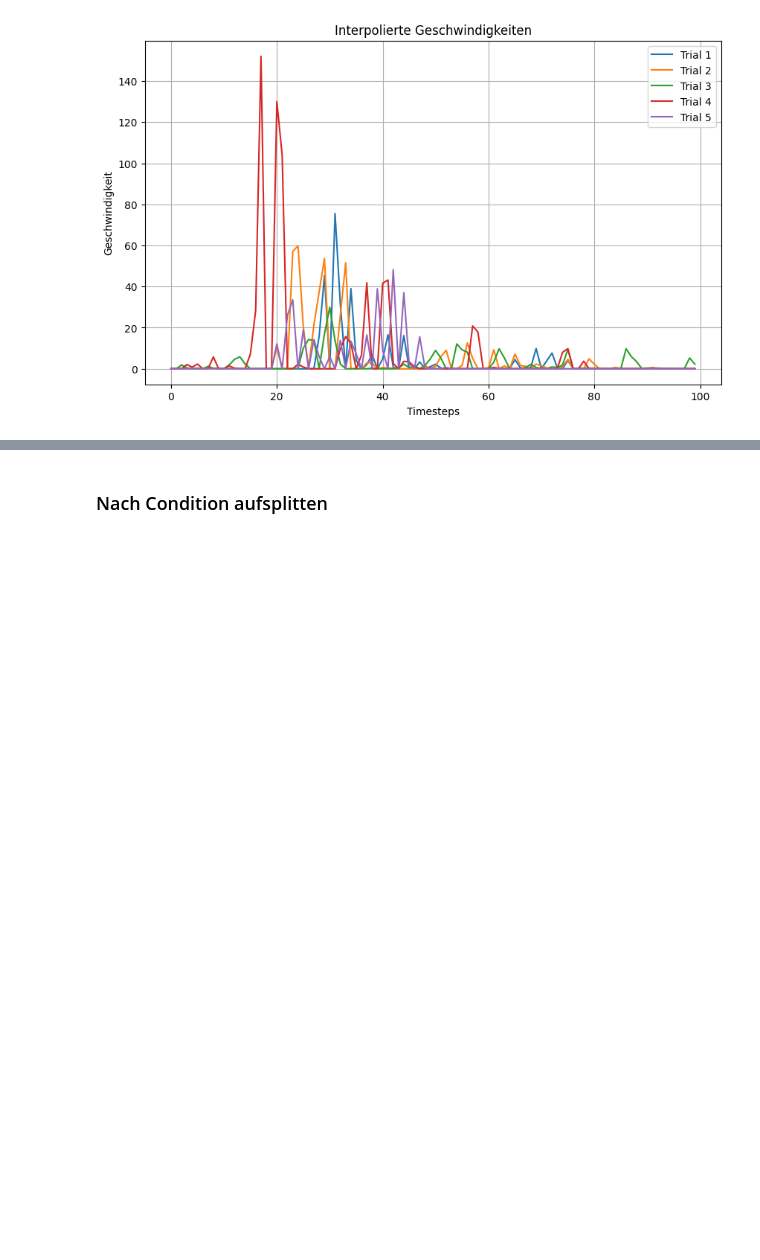
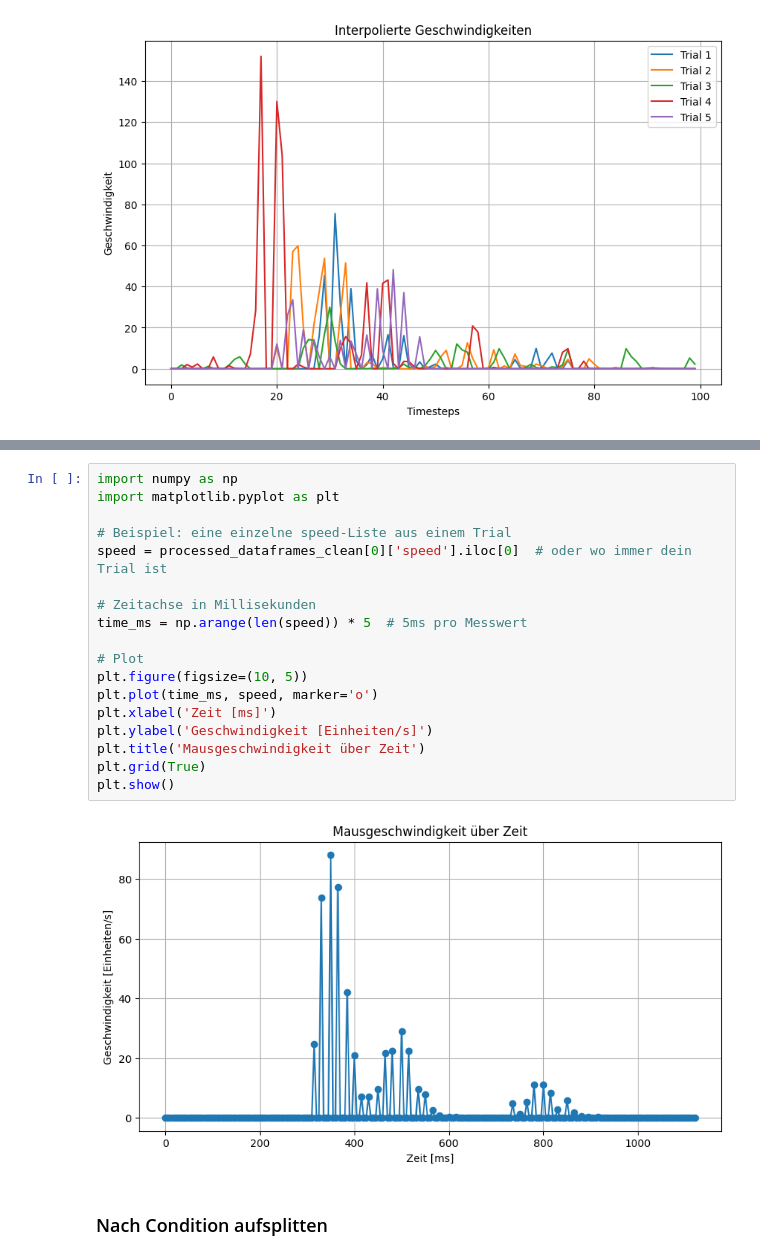
Before and after one commit to Michael1Mueller/Masterarbeit, a Jupyter notebook: speed-analysis.ipynb, the cells around one changed output, grey strips where cells are left out. Saved outputs shown, nothing was run; the diff lists cells and outputs as text; blank space fills up the shorter version.

Commit message:
speed analysis

```diff
--- a/speed-analysis.ipynb
+++ b/speed-analysis.ipynb
@@ -359,3 +362,23 @@ plt.show()
+# %%
+import numpy as np
+import matplotlib.pyplot as plt
+
+# Beispiel: eine einzelne speed-Liste aus einem Trial
+speed = processed_dataframes_clean[0]['speed'].iloc[0]  # oder wo immer dein Trial ist
+
+# Zeitachse in Millisekunden
+time_ms = np.arange(len(speed)) * 5  # 5ms pro Messwert
+
+# Plot
+plt.figure(figsize=(10, 5))
+plt.plot(time_ms, speed, marker='o')
+plt.xlabel('Zeit [ms]')
+plt.ylabel('Geschwindigkeit [Einheiten/s]')
+plt.title('Mausgeschwindigkeit über Zeit')
+plt.grid(True)
+plt.show()
+# %% [output]
+[figure, added]
 # %% [markdown]
 ### Nach Condition aufsplitten
 # %%
```
Also changed, not shown: parts of 12 cells of this notebook, 1 other file.
